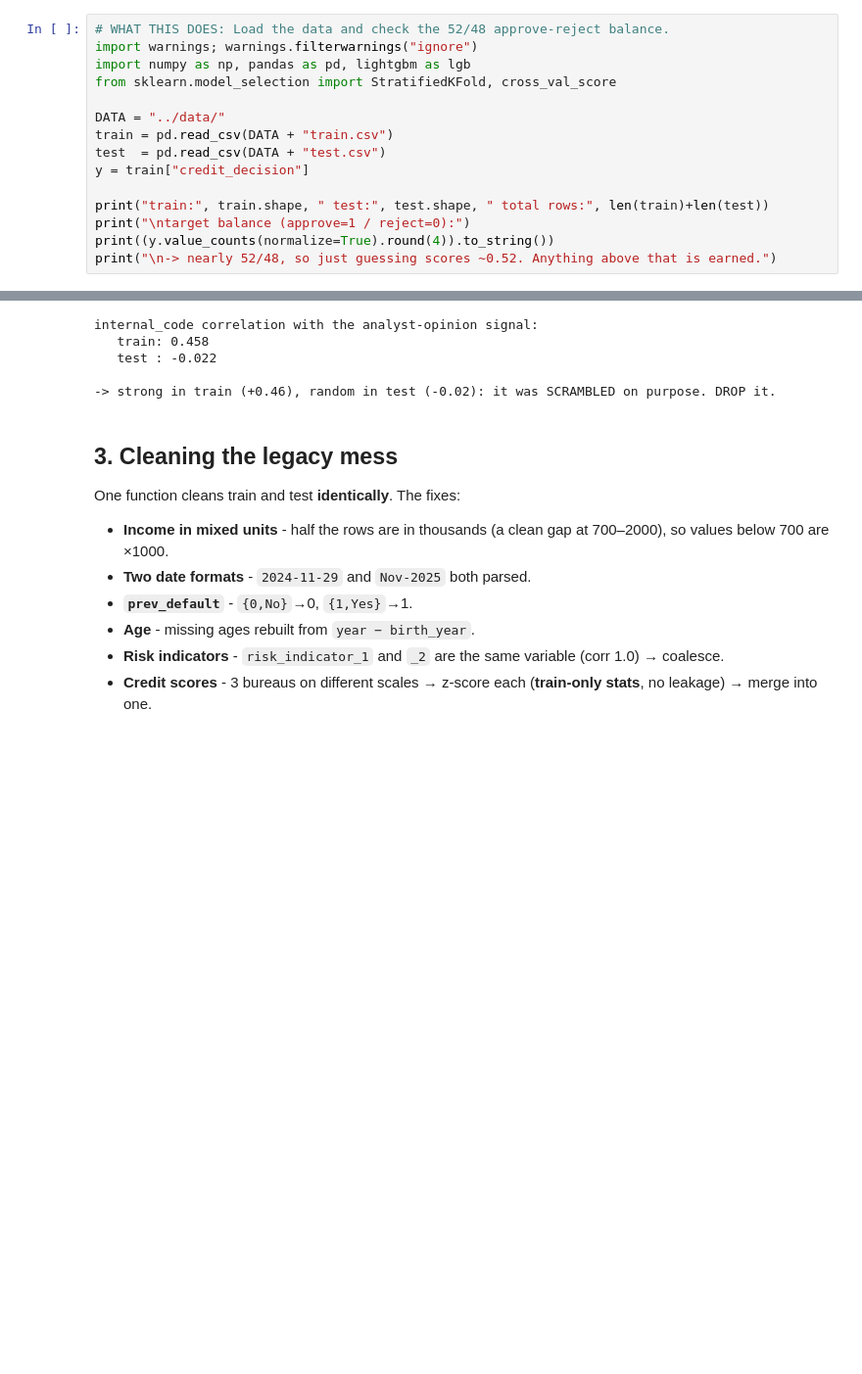
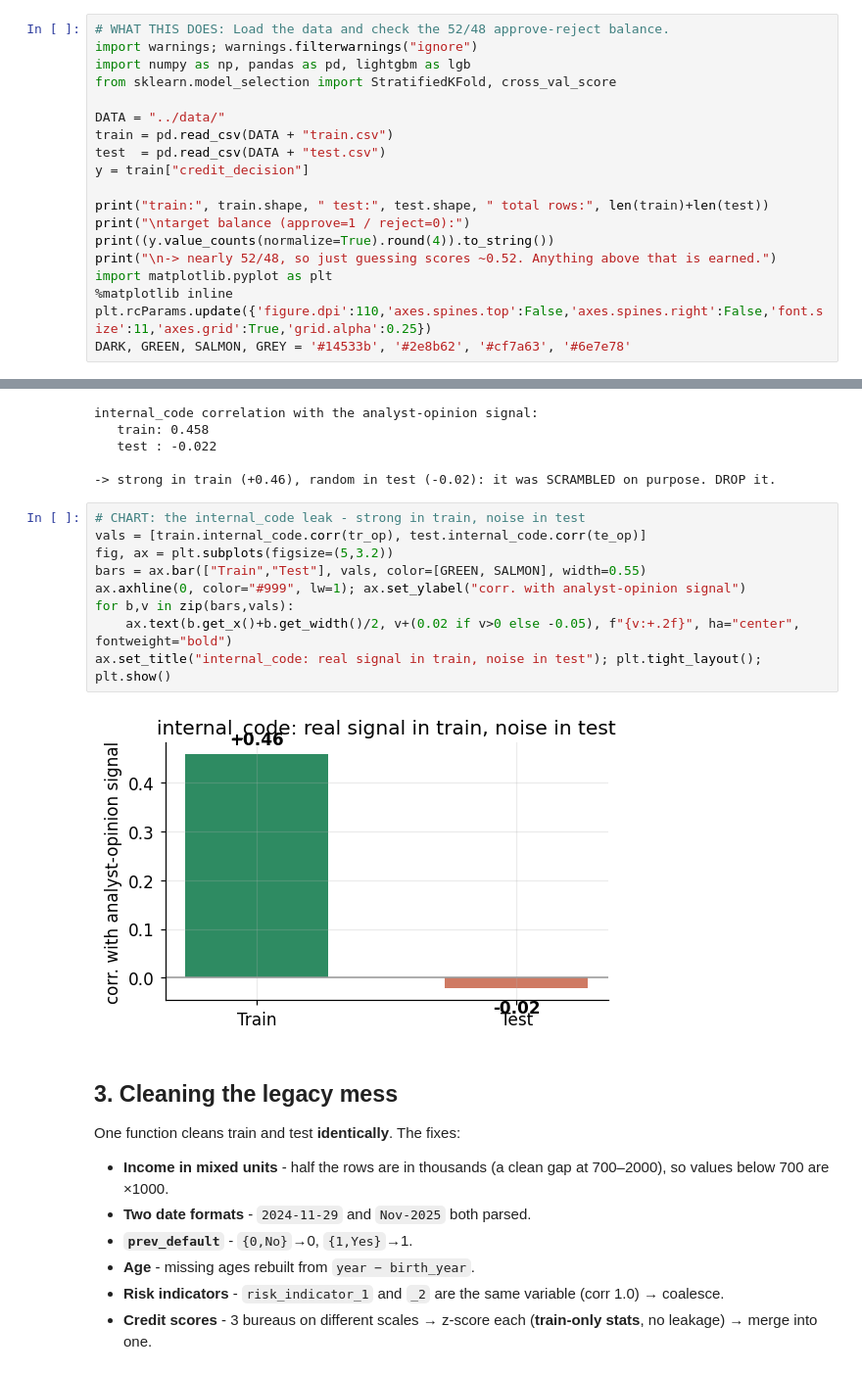
Before and after one commit to GianlucaBave/final-data-finance, a Jupyter notebook: notebooks/credit_decision_pipeline.ipynb, the cells around one changed output, grey strips where cells are left out. Shown at 98% size. Cells and saved outputs as stored; diff of their text form; blank space fills up the shorter version.

```diff
--- a/notebooks/credit_decision_pipeline.ipynb
+++ b/notebooks/credit_decision_pipeline.ipynb
@@ -30,6 +30,10 @@ print("train:", train.shape, " test:", test.shape, " total rows:", len(train)+le
 print("\ntarget balance (approve=1 / reject=0):")
 print((y.value_counts(normalize=True).round(4)).to_string())
 print("\n-> nearly 52/48, so just guessing scores ~0.52. Anything above that is earned.")
+import matplotlib.pyplot as plt
+%matplotlib inline
+plt.rcParams.update({'figure.dpi':110,'axes.spines.top':False,'axes.spines.right':False,'font.size':11,'axes.grid':True,'grid.alpha':0.25})
+DARK, GREEN, SALMON, GREY = '#14533b', '#2e8b62', '#cf7a63', '#6e7e78'
 # %% [output]
 train: (25000, 25)  test: (5000, 24)  total rows: 30000
 
@@ -82,6 +86,17 @@ internal_code correlation with the analyst-opinion signal:
    test : -0.022
 
 -> strong in train (+0.46), random in test (-0.02): it was SCRAMBLED on purpose. DROP it.
+# %%
+# CHART: the internal_code leak - strong in train, noise in test
+vals = [train.internal_code.corr(tr_op), test.internal_code.corr(te_op)]
+fig, ax = plt.subplots(figsize=(5,3.2))
+bars = ax.bar(["Train","Test"], vals, color=[GREEN, SALMON], width=0.55)
+ax.axhline(0, color="#999", lw=1); ax.set_ylabel("corr. with analyst-opinion signal")
+for b,v in zip(bars,vals):
+    ax.text(b.get_x()+b.get_width()/2, v+(0.02 if v>0 else -0.05), f"{v:+.2f}", ha="center", fontweight="bold")
+ax.set_title("internal_code: real signal in train, noise in test"); plt.tight_layout(); plt.show()
+# %% [output]
+[figure, added]
 # %% [markdown]
 ## 3. Cleaning the legacy mess
 
```
Also changed, not shown: parts of 7 cells of this notebook.
